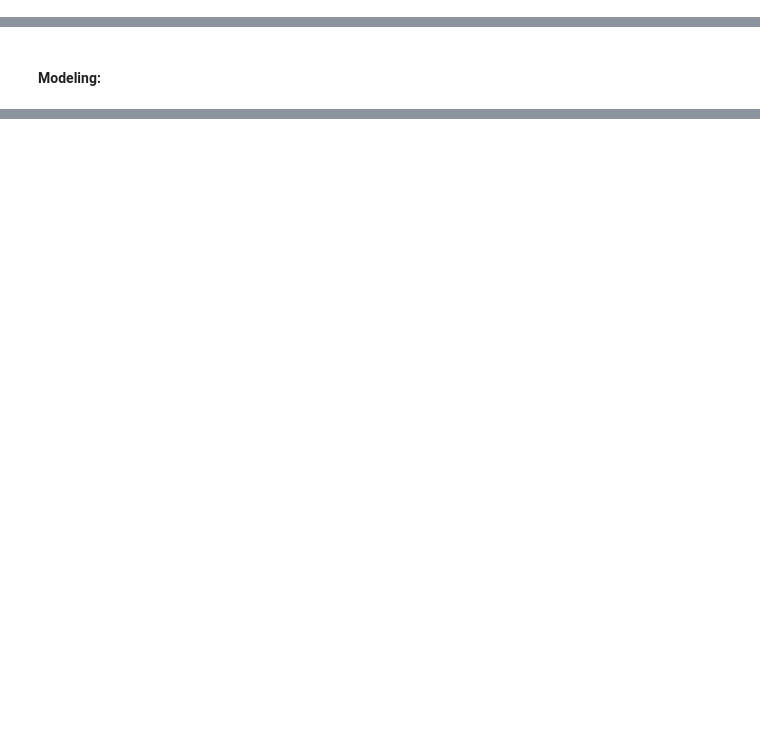
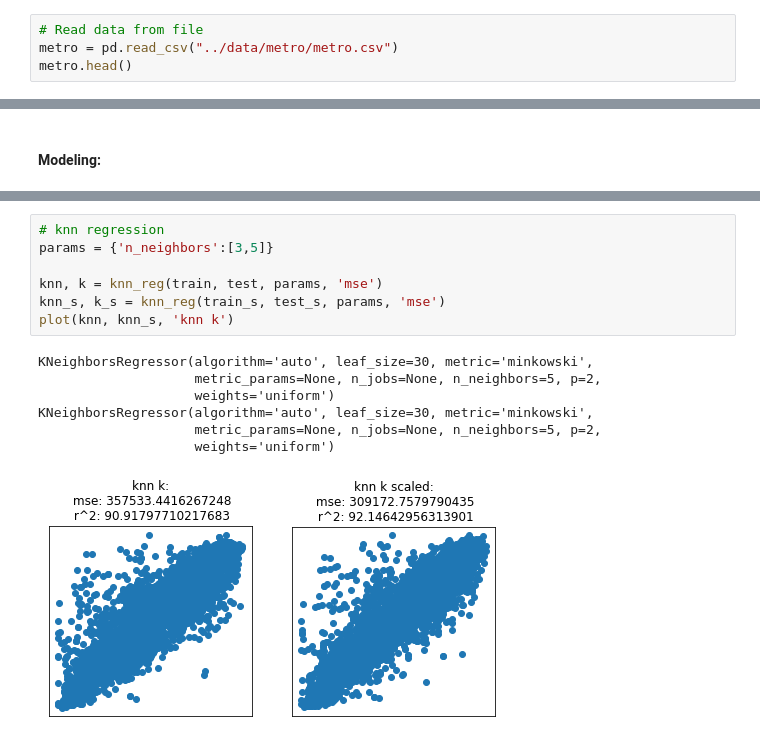
Before and after one commit to omgwenxx/machine_learning, a Jupyter notebook: assignment1/metro.ipynb, the cells around one changed output, grey strips where cells are left out. Drawn from its saved outputs; the diff is of its cells as text; blank space fills up the shorter version.

```diff
--- a/assignment1/metro.ipynb
+++ b/assignment1/metro.ipynb
@@ -52,0 +35,4 @@ sns.distplot(metro_wmain['traffic_volume']) # kde=0 if kernel density estimation
+# %%
+# Read data from file
+metro = pd.read_csv("../data/metro/metro.csv")
+metro.head()
@@ -230,0 +203,15 @@ plot(tree, names)
+# %%
+# knn regression
+params = {'n_neighbors':[3,5]}
+
+knn, k = knn_reg(train, test, params, 'mse')
+knn_s, k_s = knn_reg(train_s, test_s, params, 'mse')
+plot(knn, knn_s, 'knn k')
+# %% [output]
+KNeighborsRegressor(algorithm='auto', leaf_size=30, metric='minkowski',
+                    metric_params=None, n_jobs=None, n_neighbors=5, p=2,
+                    weights='uniform')
+KNeighborsRegressor(algorithm='auto', leaf_size=30, metric='minkowski',
+                    metric_params=None, n_jobs=None, n_neighbors=5, p=2,
+                    weights='uniform')
+[figure, added]
```
Also changed, not shown: parts of 22 cells of this notebook, 13 other files.
